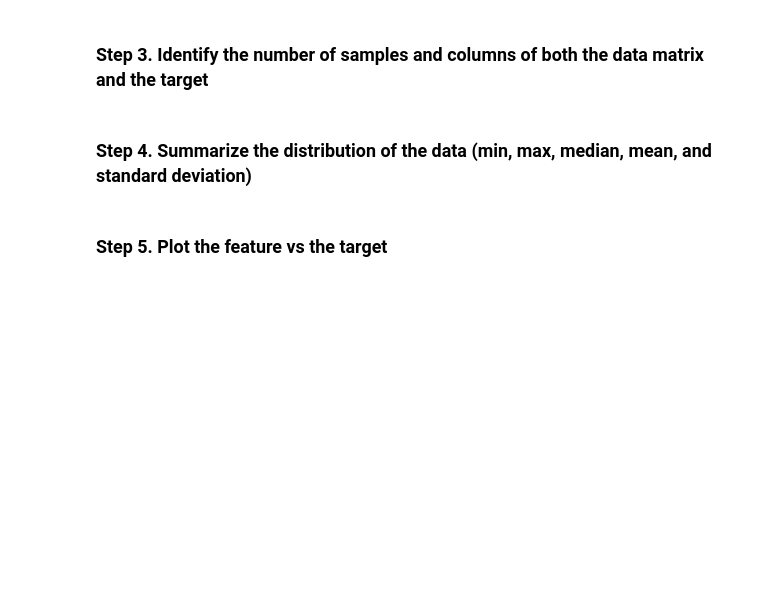
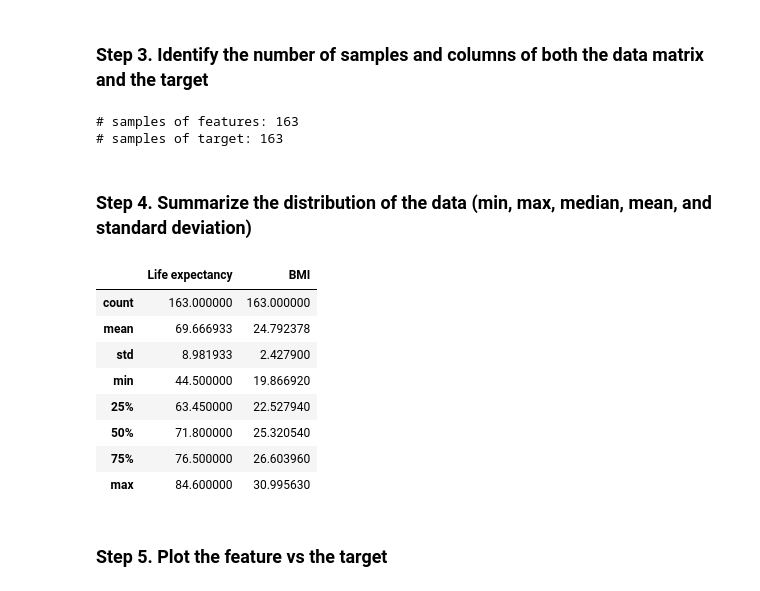
Before and after one commit to TurkiOmran/AAI, a Jupyter notebook: student/W3/exercises/M1/ex4_non_linear.ipynb, the cells around one changed output. Saved outputs shown, nothing was run; the diff lists cells and outputs as text; code cells hidden in the pictures; blank space fills up the shorter version.

```diff
--- a/student/W3/exercises/M1/ex4_non_linear.ipynb
+++ b/student/W3/exercises/M1/ex4_non_linear.ipynb
@@ -48,7 +50,25 @@ dtype('float64')
 The target is numerical so we will use regression
 # %% [markdown]
 ### Step 3. Identify the number of samples and columns of both the data matrix and the target
+# %%
+print(f"# samples of features: {len(X)}")
+print(f"# samples of target: {len(y)}")
+# %% [output]
+# samples of features: 163
+# samples of target: 163
 # %% [markdown]
 ### Step 4. Summarize the distribution of the data (min, max, median, mean, and standard deviation)
+# %%
+df.describe()
+# %% [output]
+|  | Life expectancy | BMI |
+| count | 163.000000 | 163.000000 |
+| mean | 69.666933 | 24.792378 |
+| std | 8.981933 | 2.427900 |
+| min | 44.500000 | 19.866920 |
+| 25% | 63.450000 | 22.527940 |
+| 50% | 71.800000 | 25.320540 |
+| 75% | 76.500000 | 26.603960 |
+| max | 84.600000 | 30.995630 |
 # %% [markdown]
 ### Step 5. Plot the feature vs the target
```
Also changed, not shown: parts of 3 cells of this notebook.
